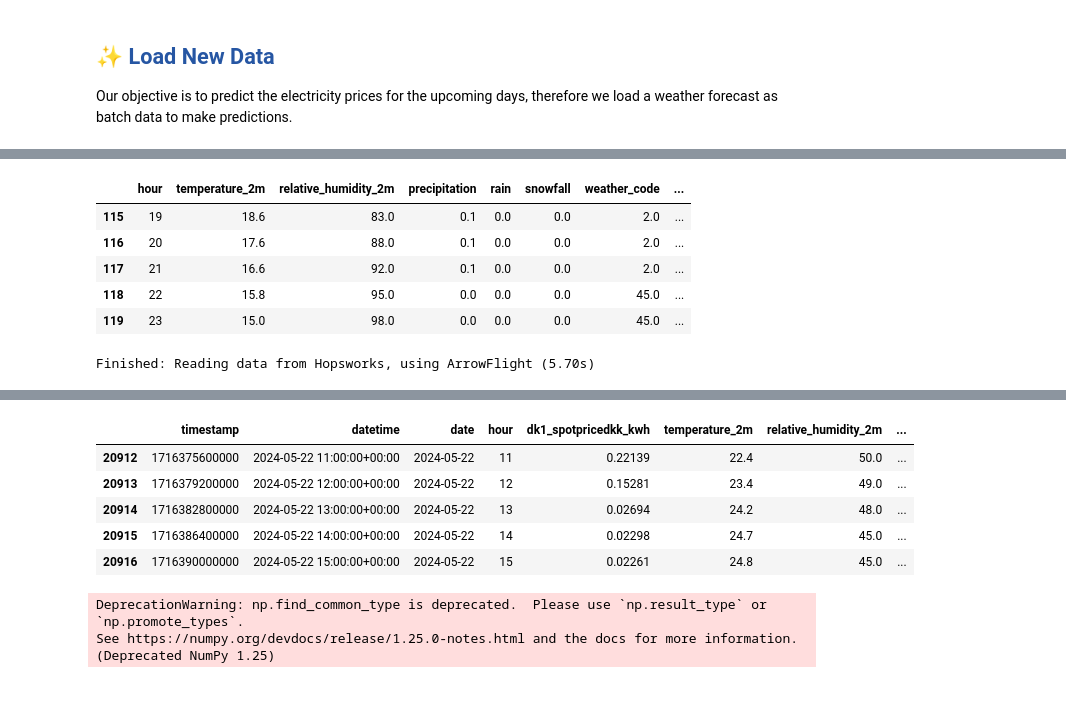
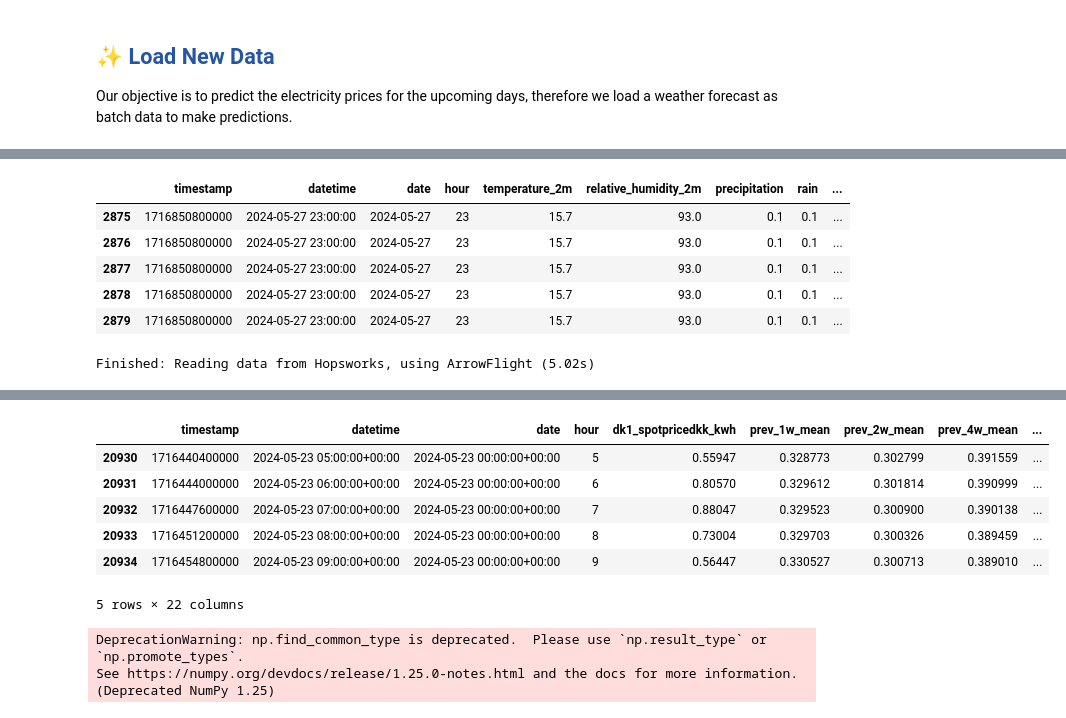
Before and after one commit to Benj3037/bds_m7_second-semester-project, a Jupyter notebook: pipeline/4_1_batch_inference_xgb.ipynb, the cells around one changed output, grey strips where cells are left out. Cells and saved outputs as stored; diff of their text form; code cells hidden in the pictures.

```diff
--- a/pipeline/4_1_batch_inference_xgb.ipynb
+++ b/pipeline/4_1_batch_inference_xgb.ipynb
@@ -52,8 +51,8 @@ Connected. Call `.close()` to terminate connection gracefully.
 ### <span style='color:#2656a3'> ⚙️ Feature View Retrieval
 # %%
 # Retrieve the 'dk1_electricity_training_feature_view' feature view
-feature_view_training = fs.get_feature_view(
-    name='dk1_electricity_training_feature_view',
+electricity_price_fw = fs.get_feature_view(
+    name='electricity_price_feature_view',
     version=1,
 )
 # %% [markdown]
@@ -143,19 +143,28 @@ memory usage: 17.8 KB
+# %%
+# Dropping and renameing columns
+new_data.drop(columns=['datetime_y', 'hour_y', 'timestamp_y'], inplace=True)
+new_data.rename(columns={
+    'timestamp_x': 'timestamp',
+    'datetime_x': 'datetime',
+    'hour_x': 'hour'}, inplace=True)
+
+new_data.tail()
+# %% [output]
+|  | timestamp | datetime | date | hour | temperature_2m | relative_humidity_2m | precipitation | rain | ... |
+| 2875 | 1716850800000 | 2024-05-27 23:00:00 | 2024-05-27 | 23 | 15.7 | 93.0 | 0.1 | 0.1 | ... |
+| 2876 | 1716850800000 | 2024-05-27 23:00:00 | 2024-05-27 | 23 | 15.7 | 93.0 | 0.1 | 0.1 | ... |
+| 2877 | 1716850800000 | 2024-05-27 23:00:00 | 2024-05-27 | 23 | 15.7 | 93.0 | 0.1 | 0.1 | ... |
+| 2878 | 1716850800000 | 2024-05-27 23:00:00 | 2024-05-27 | 23 | 15.7 | 93.0 | 0.1 | 0.1 | ... |
+| 2879 | 1716850800000 | 2024-05-27 23:00:00 | 2024-05-27 | 23 | 15.7 | 93.0 | 0.1 | 0.1 | ... |
 # %%
-# Drop columns 'date', 'datetime', and 'timestamp' from the DataFrame 'new_data' to match the training data schema
-data = new_data.drop(columns=['date', 'datetime', 'timestamp'])
+# # Drop columns 'date', 'datetime', and 'timestamp' from the DataFrame 'new_data' to match the training data schema
+# data = new_data.drop(columns=['date', 'datetime', 'timestamp'])
 
-# Displaying the last 5 rows of the new data
-data.tail()
+# # Displaying the last 5 rows of the new data
+# data.tail()
-# %% [output]
-|  | hour | temperature_2m | relative_humidity_2m | precipitation | rain | snowfall | weather_code | ... |
-| 115 | 19 | 18.6 | 83.0 | 0.1 | 0.0 | 0.0 | 2.0 | ... |
-| 116 | 20 | 17.6 | 88.0 | 0.1 | 0.0 | 0.0 | 2.0 | ... |
-| 117 | 21 | 16.6 | 92.0 | 0.1 | 0.0 | 0.0 | 2.0 | ... |
-| 118 | 22 | 15.8 | 95.0 | 0.0 | 0.0 | 0.0 | 45.0 | ... |
-| 119 | 23 | 15.0 | 98.0 | 0.0 | 0.0 | 0.0 | 45.0 | ... |
 # %%
 # Fetch training data using the training_data() function from the feature_view_training module
-df, _ = feature_view_training.training_data()
+df, _ = electricity_price_fw.training_data()
 
 # Sort the DataFrame 'df' based on the values in the 'timestamp' column in ascending order
 df.sort_values(by='timestamp', ascending=True, inplace=True)
@@ -166,4 +175,4 @@ df = df.reset_index(drop=True)
 # Display the last few rows of the DataFrame 'df' after sorting and resetting the index
 df.tail()
 # %% [output]
-Finished: Reading data from Hopsworks, using ArrowFlight (5.70s)
+Finished: Reading data from Hopsworks, using ArrowFlight (5.02s)
@@ -171,9 +180,10 @@ VersionWarning: Incremented version to `41`.
-|  | timestamp | datetime | date | hour | dk1_spotpricedkk_kwh | temperature_2m | relative_humidity_2m | ... |
-| 20912 | 1716375600000 | 2024-05-22 11:00:00+00:00 | 2024-05-22 | 11 | 0.22139 | 22.4 | 50.0 | ... |
-| 20913 | 1716379200000 | 2024-05-22 12:00:00+00:00 | 2024-05-22 | 12 | 0.15281 | 23.4 | 49.0 | ... |
-| 20914 | 1716382800000 | 2024-05-22 13:00:00+00:00 | 2024-05-22 | 13 | 0.02694 | 24.2 | 48.0 | ... |
-| 20915 | 1716386400000 | 2024-05-22 14:00:00+00:00 | 2024-05-22 | 14 | 0.02298 | 24.7 | 45.0 | ... |
-| 20916 | 1716390000000 | 2024-05-22 15:00:00+00:00 | 2024-05-22 | 15 | 0.02261 | 24.8 | 45.0 | ... |
+|  | timestamp | datetime | date | hour | dk1_spotpricedkk_kwh | prev_1w_mean | prev_2w_mean | prev_4w_mean | ... |
+| 20930 | 1716440400000 | 2024-05-23 05:00:00+00:00 | 2024-05-23 00:00:00+00:00 | 5 | 0.55947 | 0.328773 | 0.302799 | 0.391559 | ... |
+| 20931 | 1716444000000 | 2024-05-23 06:00:00+00:00 | 2024-05-23 00:00:00+00:00 | 6 | 0.80570 | 0.329612 | 0.301814 | 0.390999 | ... |
+| 20932 | 1716447600000 | 2024-05-23 07:00:00+00:00 | 2024-05-23 00:00:00+00:00 | 7 | 0.88047 | 0.329523 | 0.300900 | 0.390138 | ... |
+| 20933 | 1716451200000 | 2024-05-23 08:00:00+00:00 | 2024-05-23 00:00:00+00:00 | 8 | 0.73004 | 0.329703 | 0.300326 | 0.389459 | ... |
+| 20934 | 1716454800000 | 2024-05-23 09:00:00+00:00 | 2024-05-23 00:00:00+00:00 | 9 | 0.56447 | 0.330527 | 0.300713 | 0.389010 | ... |
+5 rows × 22 columns
 # %%
 # Append new data to the historical data stored in the DataFrame 'df'
 combined_data = df.append(new_data, ignore_index=True)
```
Also changed, not shown: parts of 9 cells of this notebook, 2 other files.
